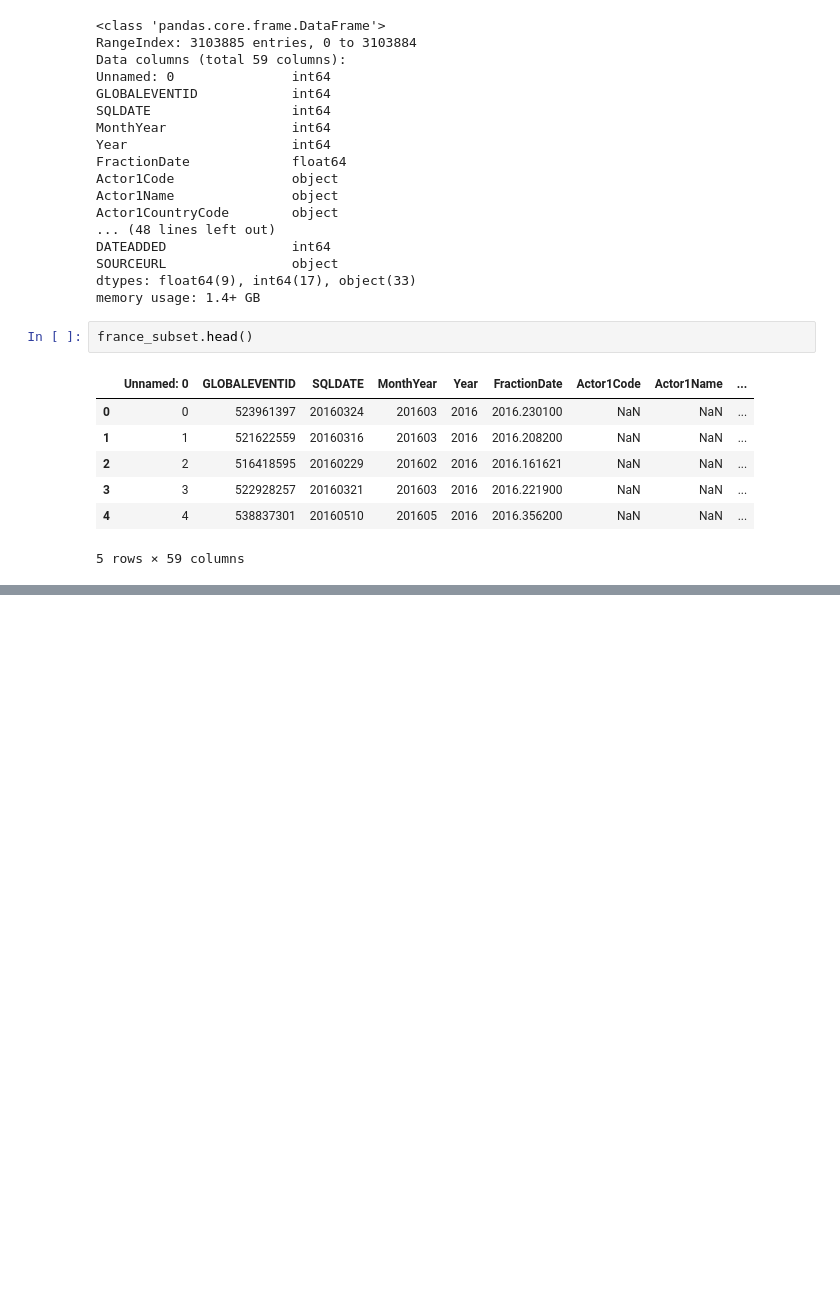
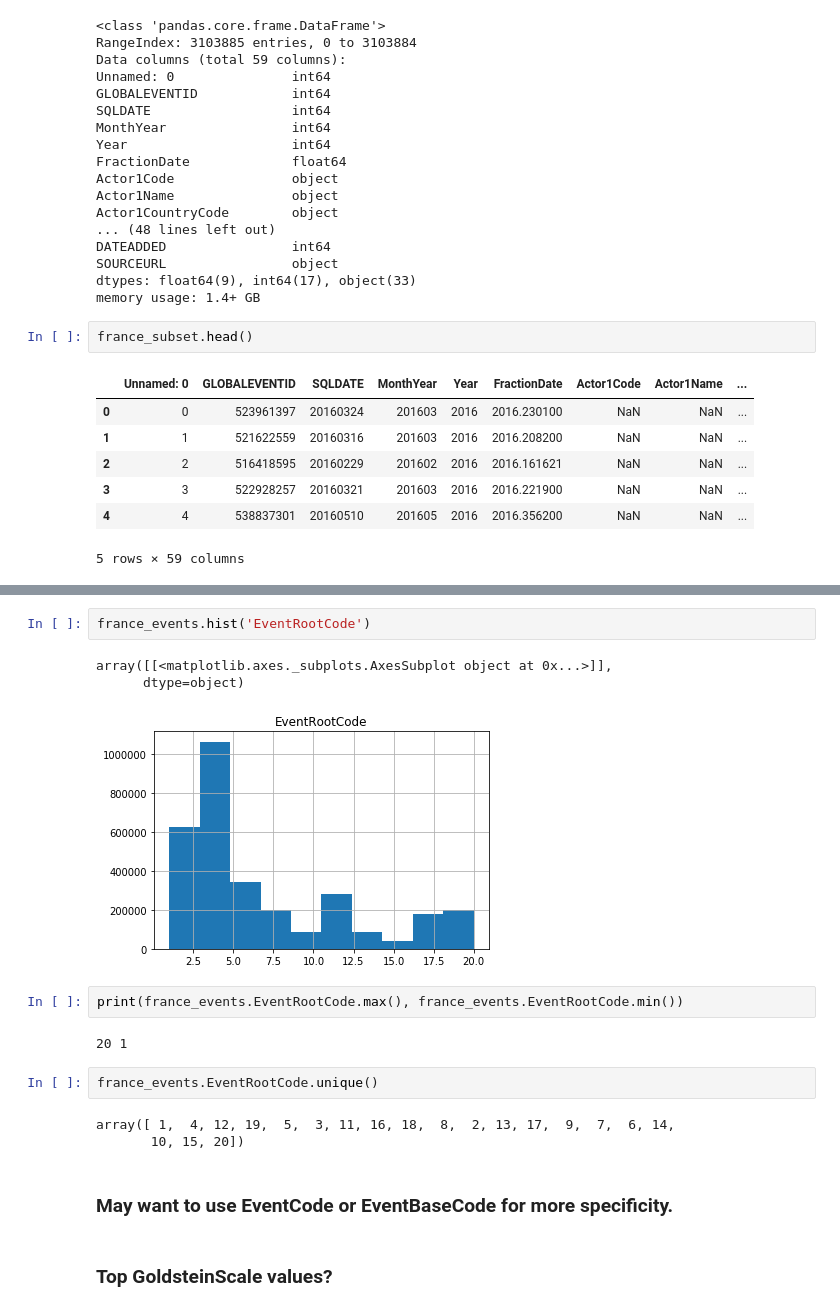
Before and after one commit to philip-sparks/Springboard-AI, a Jupyter notebook: GDELT_Capstone/France Collection, Wrangling.ipynb, the cells around one changed output, grey strips where cells are left out. Cells and saved outputs as stored; diff of their text form; blank space fills up the shorter version.

```diff
--- a/GDELT_Capstone/France Collection, Wrangling.ipynb
+++ b/GDELT_Capstone/France Collection, Wrangling.ipynb
@@ -61,0 +182,19 @@ france_subset.head()
+# %%
+france_events.hist('EventRootCode')
+# %% [output]
+array([[<matplotlib.axes._subplots.AxesSubplot object at 0x...>]],
+      dtype=object)
+[figure, added]
+# %%
+print(france_events.EventRootCode.max(), france_events.EventRootCode.min())
+# %% [output]
+20 1
+# %%
+france_events.EventRootCode.unique()
+# %% [output]
+array([ 1,  4, 12, 19,  5,  3, 11, 16, 18,  8,  2, 13, 17,  9,  7,  6, 14,
+       10, 15, 20])
+# %% [markdown]
+### May want to use EventCode or EventBaseCode for more specificity.
+# %% [markdown]
+### Top GoldsteinScale values?
```
Also changed, not shown: parts of 45 cells of this notebook.
